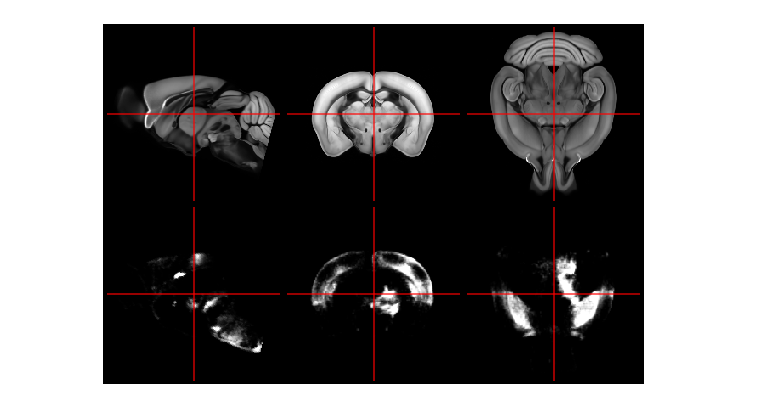
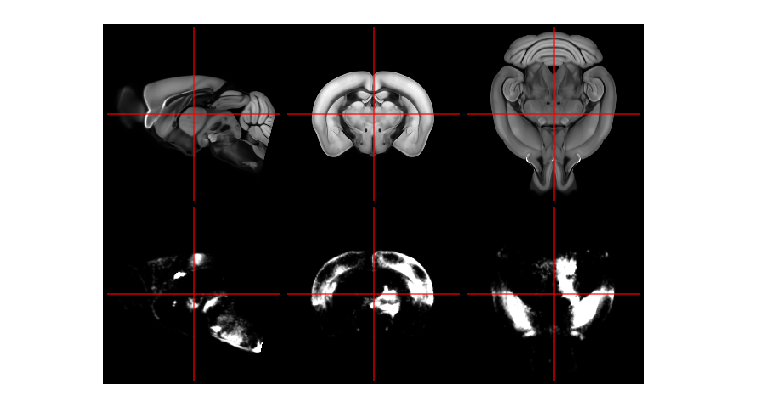
Before and after one commit to linum-uqam/m2m, a Jupyter notebook: src/allen2mi-brain.ipynb, the cells around one changed output. Saved outputs shown, nothing was run; the diff lists cells and outputs as text; code cells hidden in the pictures.

Commit message:
issue #20 : distinctions de resolutions, wip : interpolation

```diff
--- a/src/allen2mi-brain.ipynb
+++ b/src/allen2mi-brain.ipynb
@@ -62,18 +59,7 @@ def download_allen_projection_density(id, directory="."):
     return nifti_file, id
 # %%
 def transform_manually_to_ras(allen_volume, directory="."):
-    """Transforming the Allen mouse brain projection density volume to MI-Brain reference space
-    ----------
-    Parameters
-    allen_volume : str
-        Absolute path where the volume is located (only nifti format supported)
-    directory : str
-        Directory where the data will be saved.
-    -------
-    Returns
-    nifti_file : str
-        Absolute path to the transformed volume (nifti format, aligned to RAS+)
-    """
+
     directory = Path(directory)
     directory.absolute()
     directory.mkdir(exist_ok=True, parents=True)
@@ -101,25 +87,14 @@ def transform_manually_to_ras(allen_volume, directory="."):
 
     return projection_ras_file
 # %%
-def align_volume_on_avgt(allen_volume, id, directory="."):
-    """Use ANTsPy to align the Allen mouse brain projection density volume on the well known average reference template
-    ----------
-    Parameters
-    allen_volume : str
-        Absolute path where the volume is located (only nifti format supported)
-    directory : str
-        Directory where the data will be saved.
-    -------
-    Returns
-    nifti_file : str
-        Absolute path to the aligned volume (nifti format, aligned to RAS+, aligned on AVGT)
-    """
+def align_volume_on_avgt(res,allen_volume, id, directory="."):
+
     directory = Path(directory)
     directory.absolute()
     directory.mkdir(exist_ok=True, parents=True)
 
     # Preparing the filename
-    aligned_volume_file = directory / f"{id}_projection_density.nii.gz"
+    aligned_volume_file = directory / f"{id}_projection_density_{res}.nii.gz"
 
     # Loading the AVGT (fixed reference volume)
     avgt = nib.load(avgt_file)
@@ -138,13 +113,14 @@ def align_volume_on_avgt(allen_volume, id, directory="."):
     moving = ants.from_numpy( allen_vol ).resample_image((164, 212, 158),1,0)
 
     # Using the transformation list calculated with the allen template
-    transformations = ['/Users/mahdi/stage-2022-mahdi/src/transformations/allen2avgt_100.nii.gz',
-                       '/Users/mahdi/stage-2022-mahdi/src/transformations/allen2avgtAffine_100.mat']
+    transformations = [f'/Users/mahdi/stage-2022-mahdi/src/transformations/allen2avgt_{res}.nii.gz',
+                       f'/Users/mahdi/stage-2022-mahdi/src/transformations/allen2avgtAffine_{res}.mat']
+    interpolation = 'bSpline'#'nearestNeighbor'
 
     # Applying the transformation
     warped_moving = ants.apply_transforms(fixed=fixed, moving=moving,
                                           transformlist=transformations,
-                                          interpolator='nearestNeighbor')
+                                          interpolator=interpolation)
 
     fixed.plot_ortho_double(warped_moving)
 
@@ -167,7 +143,9 @@ def align_volume_on_avgt(allen_volume, id, directory="."):
 # %%
 directory = "/Users/mahdi/stage-2022-mahdi/src"
 
-allen_nifti, id = download_allen_projection_density(id=288169135)
+rez = 100
+
+allen_nifti, id = download_allen_projection_density(res=rez, id=288169135)
 allen_manualRAS = transform_manually_to_ras(allen_volume=allen_nifti)
-allen_MIbrain = align_volume_on_avgt(allen_volume=allen_manualRAS, id=id)
+allen_MIbrain = align_volume_on_avgt(res=rez, allen_volume=allen_manualRAS, id=id)
 # %% [output]
@@ -175 +153 @@ allen_MIbrain = align_volume_on_avgt(allen_volume=allen_manualRAS, id=id)
-[figure, old version]
+[figure, new version]
```
Also changed, not shown: parts of 2 cells of this notebook, 1 other file.
